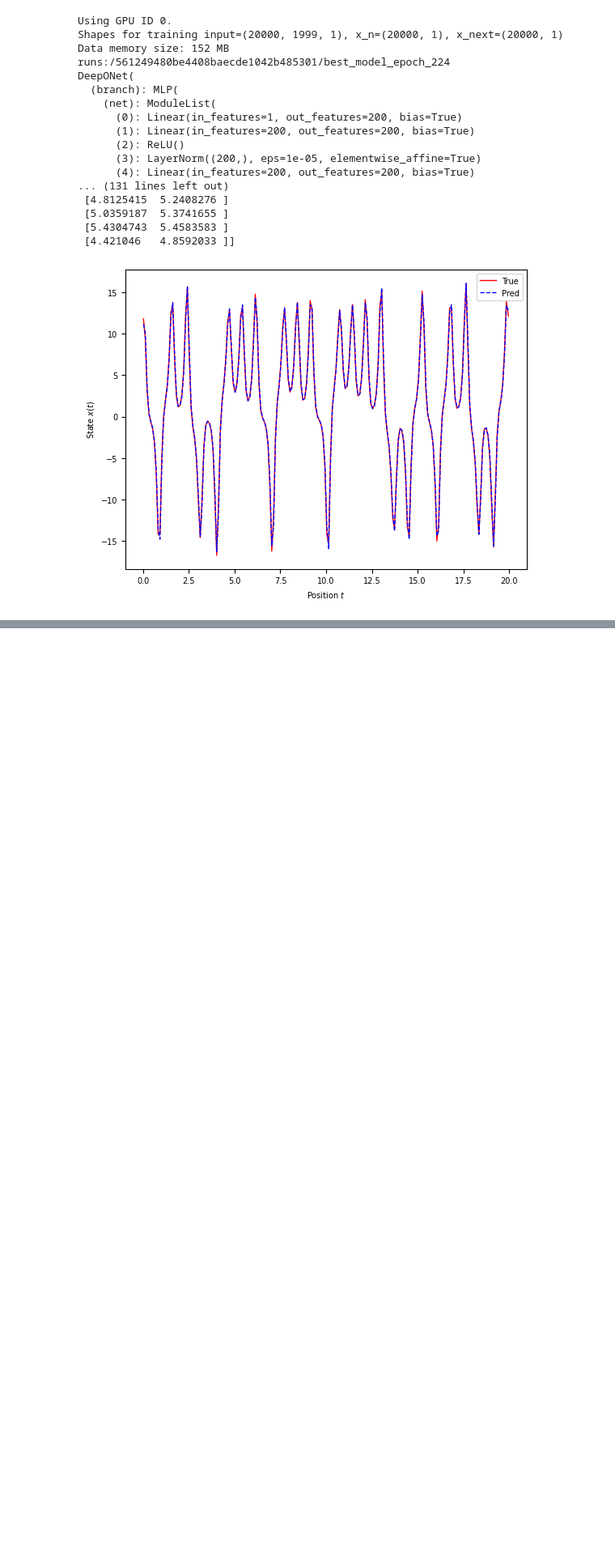
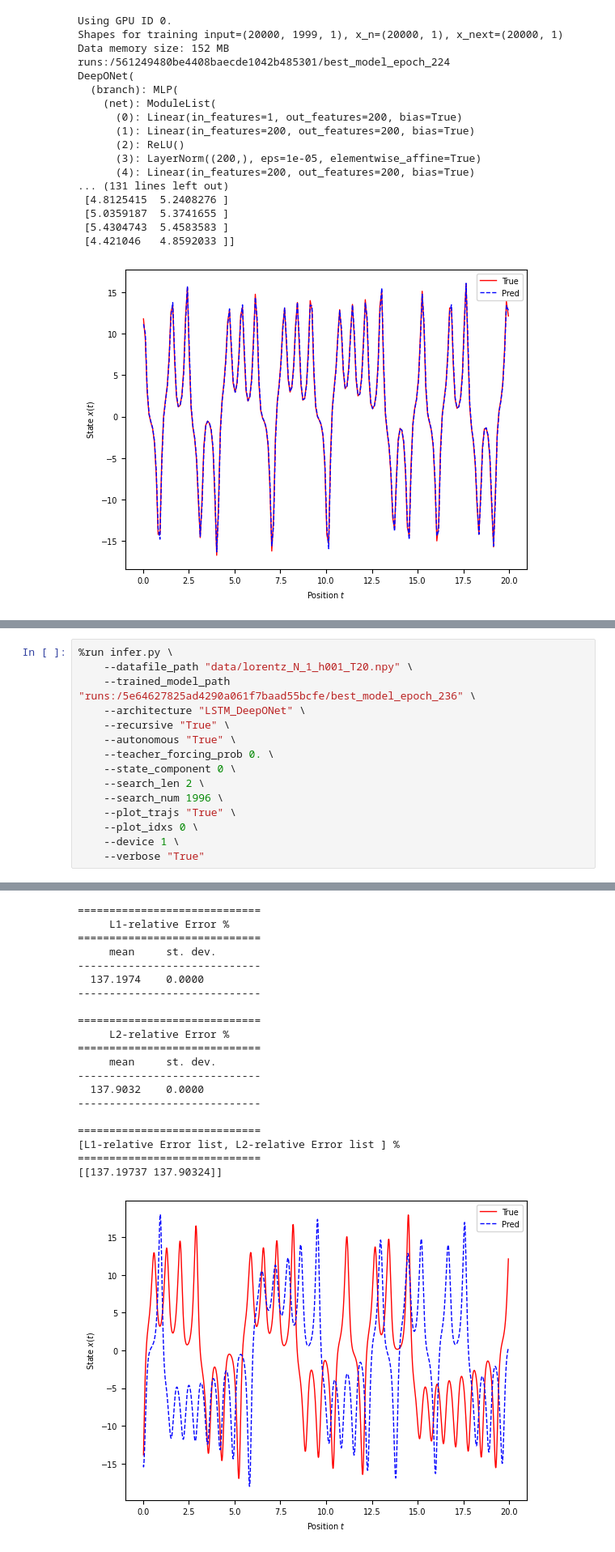
Before and after one commit to moodykong/bayesian-lstm-mionet, a Jupyter notebook: src/workflow_lorentz.ipynb, the cells around one changed output, grey strips where cells are left out. Shown: that part at 81% size. Saved outputs shown, nothing was run; the diff lists cells and outputs as text; blank space fills up the shorter version.

```diff
--- a/src/workflow_lorentz.ipynb
+++ b/src/workflow_lorentz.ipynb
@@ -371,0 +403,16 @@ DeepONet(
+# %%
+%run infer.py \
+    --datafile_path "data/lorentz_N_1_h001_T20.npy" \
+    --trained_model_path "runs:/5e64627825ad4290a061f7baad55bcfe/best_model_epoch_236" \
+    --architecture "LSTM_DeepONet" \
+    --recursive "True" \
+    --autonomous "True" \
+    --teacher_forcing_prob 0. \
+    --state_component 0 \
+    --search_len 2 \
+    --search_num 1996 \
+    --plot_trajs "True" \
+    --plot_idxs 0 \
+    --device 1 \
+    --verbose "True"
+# %% [output]
@@ -371,0 +436,21 @@ DeepONet(
+=============================
+     L1-relative Error %
+=============================
+     mean     st. dev.
+-----------------------------
+  137.1974    0.0000
+-----------------------------
+
+=============================
+     L2-relative Error %
+=============================
+     mean     st. dev.
+-----------------------------
+  137.9032    0.0000
+-----------------------------
+
+=============================
+[L1-relative Error list, L2-relative Error list ] %
+=============================
+[[137.19737 137.90324]]
+[figure, added]
```
Also changed, not shown: parts of 2 cells of this notebook, 4 other files.
